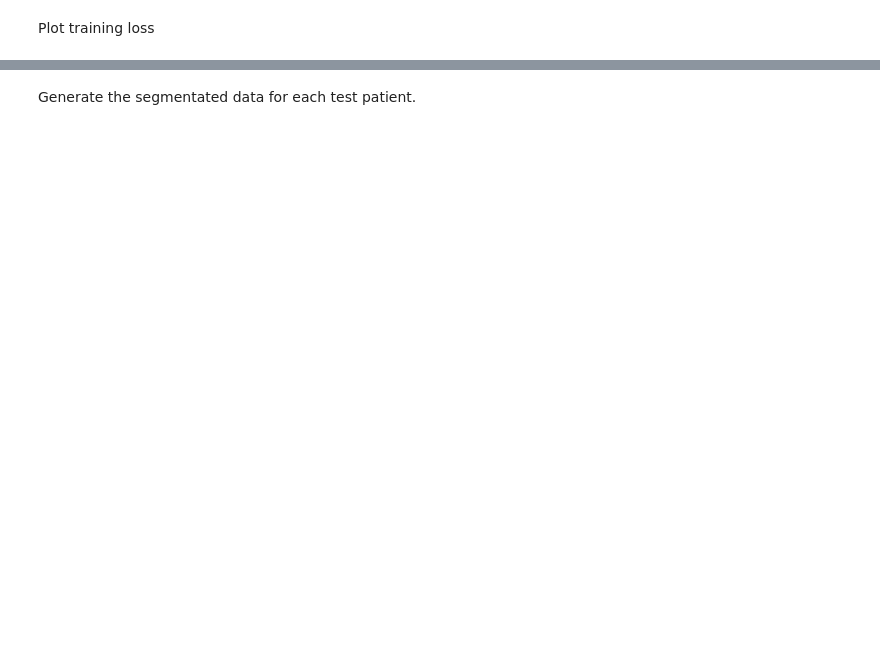
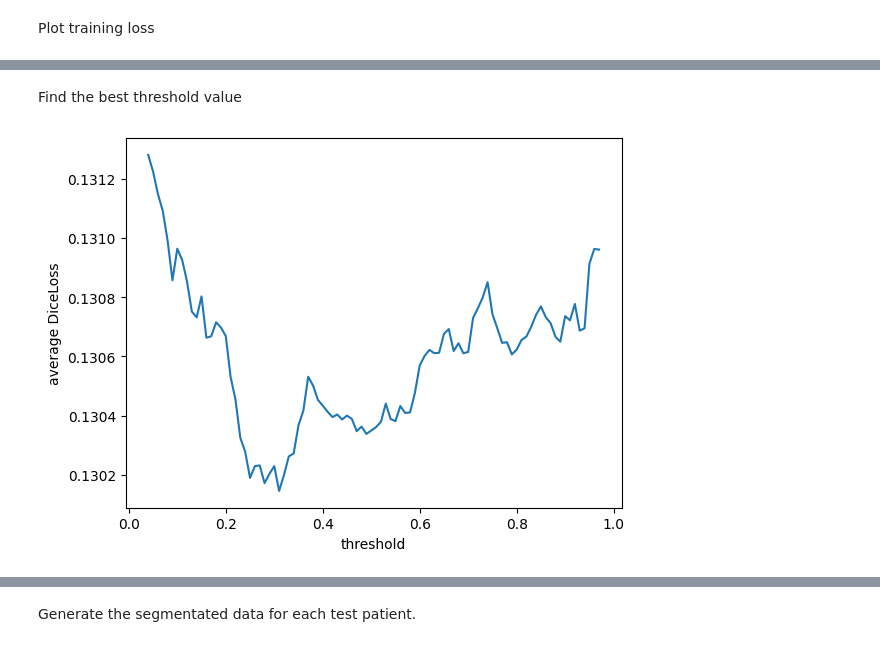
Before and after one commit to kosamate/brain-tumor-segmentation, a Jupyter notebook: brain_segmentation.ipynb, the cells around one changed output, grey strips where cells are left out. Cells and saved outputs as stored; diff of their text form; code cells hidden in the pictures; blank space fills up the shorter version.

```diff
--- a/brain_segmentation.ipynb
+++ b/brain_segmentation.ipynb
@@ -525,7 +560,9 @@ plt.show()
 # %%
 dice_loss = DiceLoss()
 iou_loss = IoULoss()
-
+loss_dice = []
+loss_iou = []
+a = 0
 test_dice_loss = {}
 test_iou_loss = {}
 for i, data in enumerate(test_dl):
@@ -533,9 +570,13 @@ for i, data in enumerate(test_dl):
   x, y_true = x.to(device), y_true.to(device)
   with torch.no_grad():
     y_pred = net(x)
-    loss_dice = dice_loss(y_pred, y_true)
-    loss_iou = iou_loss(y_pred, y_true)
-    add_loss_by_patient(test_dice_loss, info, dice_loss)
-    add_loss_by_patient(test_iou_loss, info, iou_loss)
-print(f"iou loss: {np.mean([np.mean(v) for k,v in test_iou_loss.items()])}, dice loss: {np.mean([np.mean(v) for k,v in test_dice_loss.items()])}")
+    loss_dice.append(dice_loss(y_pred, y_true).detach().cpu().numpy())
+    loss_iou.append(iou_loss(y_pred, y_true).detach().cpu().numpy())
+    add_loss_by_patient(test_dice_loss, info, dice_loss, y_pred, y_true)
+    add_loss_by_patient(test_iou_loss, info, iou_loss, y_pred, y_true)
+print(f"One by one loss values: iou loss: {np.mean([np.mean(v) for k,v in test_iou_loss.items()])}, dice loss: {np.mean([np.mean(v) for k,v in test_dice_loss.items()])}")
+print(f"batch by batch loss values: iou loss: {np.mean(loss_iou)}, dice loss: {np.mean(loss_dice)}")
+assert test_dice_loss.keys() == test_iou_loss.keys()
+for patient in test_dice_loss:
+    print(f"Patient {patient}: iou loss: {np.mean(test_iou_loss[patient])}, dice loss: {np.mean(test_dice_loss[patient])}")
 # %% [output]
@@ -555,0 +590,37 @@ sep: 0.8459777235984802
+# %% [markdown]
+Find the best threshold value
+# %%
+import matplotlib.pyplot as plt
+import torch
+dice_loss = DiceLoss()
+iou_loss = IoULoss()
+losses = {"th": [], "loss": []}
+for th in np.arange(0.04, 0.98, 0.01):
+    loss_dice = []
+    loss_iou = []
+    test_dice_loss = {}
+    test_iou_loss = {}
+    for i, data in enumerate(test_dl):
+        x, y_true, info = data
+        x, y_true = x.to(device), y_true.to(device)
+        with torch.no_grad():
+            y_pred = net(x)
+            y_pred = (y_pred > th).float()
+            y_pred = torch.where(y_pred > 0.5, torch.tensor(1.0), torch.tensor(0.0))
+            loss_dice.append(dice_loss(y_pred, y_true).detach().cpu().numpy())
+            loss_iou.append(iou_loss(y_pred, y_true).detach().cpu().numpy())
+            add_loss_by_patient(test_dice_loss, info, dice_loss, y_pred, y_true)
+            add_loss_by_patient(test_iou_loss, info, iou_loss, y_pred, y_true)
+    losses["th"].append(th)
+    losses["loss"].append(np.mean(loss_dice))
+
+plt.figure()
+plt.plot(losses["th"], losses["loss"])
+plt.xlabel("threshold")
+plt.ylabel("average DiceLoss")
+plt.show()
+
+min_loss = min(losses["loss"])
+print(f"Min loss: {min_loss:.4f} at {losses['th'][losses['loss'].index(min_loss)]:.2f}")
+# %% [output]
+[figure, added]
```
Also changed, not shown: parts of 24 cells of this notebook.
